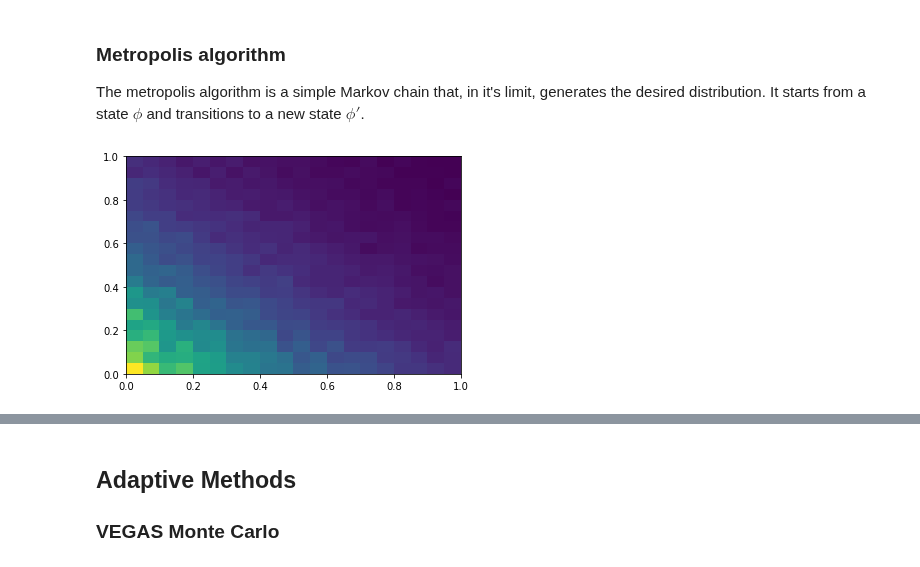
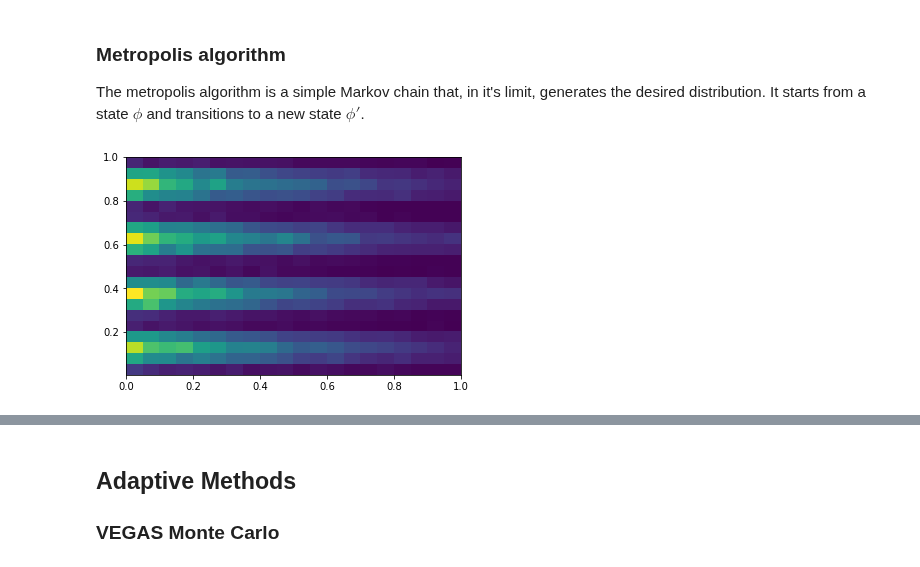
Before and after one commit to mathisgerdes/hep-monte-carlo, a Jupyter notebook: intro/monte_carlo.ipynb, the cells around one changed output, grey strips where cells are left out. Cells and saved outputs as stored; diff of their text form; code cells hidden in the pictures.

```diff
--- a/intro/monte_carlo.ipynb
+++ b/intro/monte_carlo.ipynb
@@ -247,12 +247,12 @@ It starts from a state $\phi$ and transitions to a new state $\phi'$.
 # %%
 # test Metropolis
 a = 2
-p = lambda x: a**2/(1-np.exp(-a))**2 * np.exp(-a*x[0]-a*x[1])
+p = lambda x: a**2/(1-np.exp(-a))**2 * np.exp(-a*x[0])*np.sin(4*np.pi*x[1])**2
 metropolis = Metropolis(np.array([.5, .5]), p, dim=2)
 rand = metropolis(100000).transpose()
 _= plt.hist2d(rand[0], rand[1], bins=20, normed=True)
 # %% [output]
-[figure, old version]
+[figure, new version]
 # %%
 # Now apply distributions to importance sampling
 
```
Also changed, not shown: parts of 18 cells of this notebook, 2 other files.
